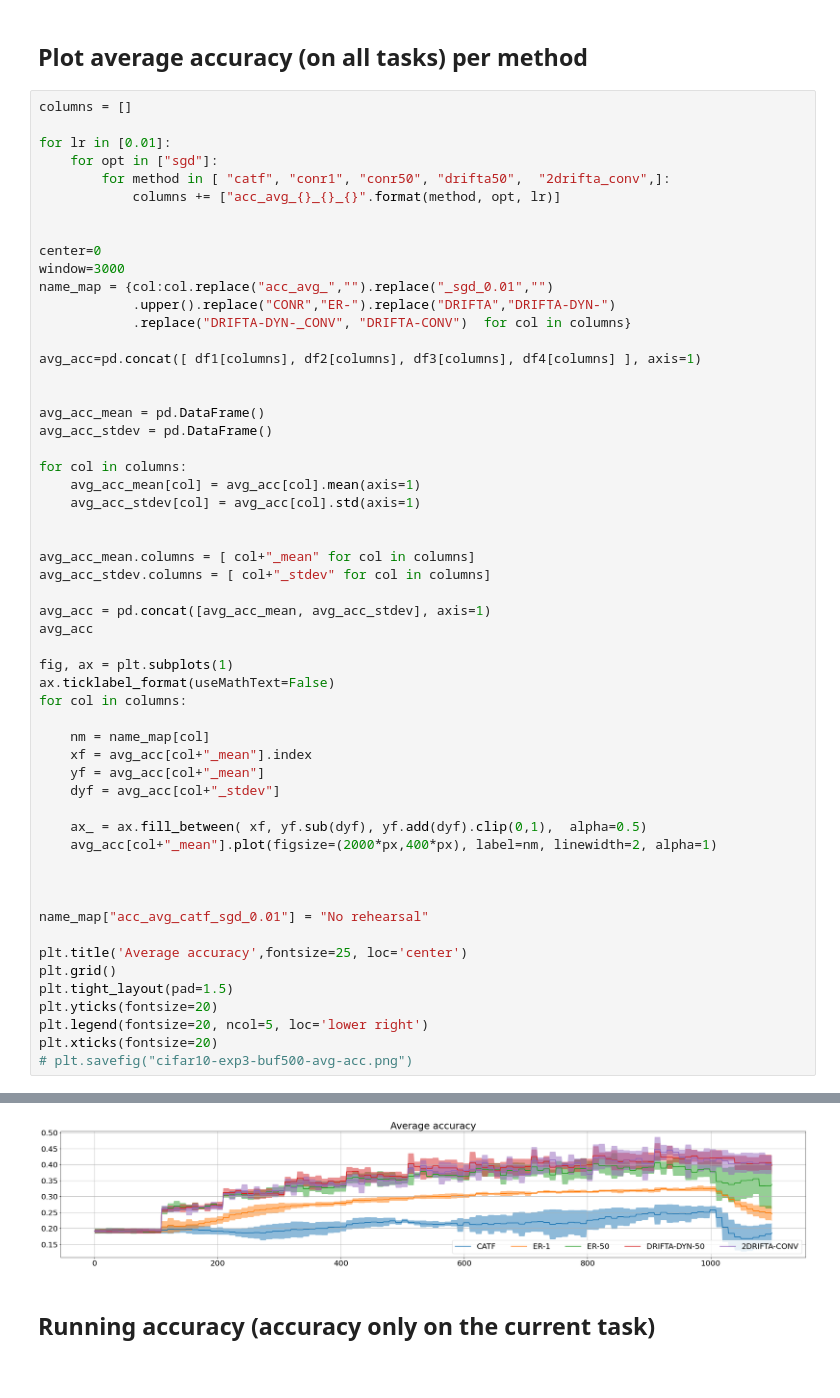
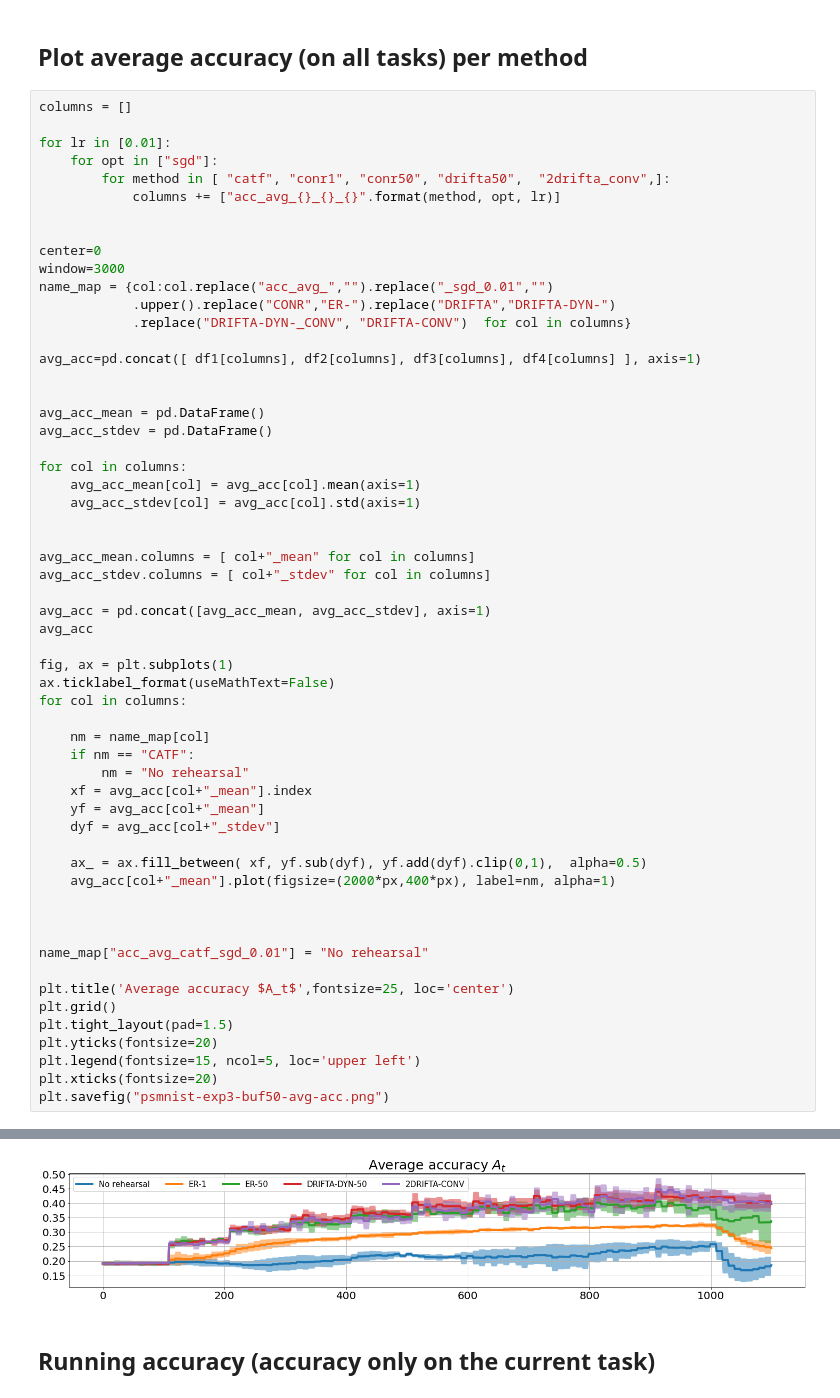
Before and after one commit to chdavalas/drift_activated_rh, a Jupyter notebook: plots_tabs/psmnist/plots_and_tabs.ipynb, the cells around one changed output, grey strips where cells are left out. Cells and saved outputs as stored; diff of their text form.

```diff
--- a/plots_tabs/psmnist/plots_and_tabs.ipynb
+++ b/plots_tabs/psmnist/plots_and_tabs.ipynb
@@ -165,22 +165,24 @@ ax.ticklabel_format(useMathText=False)
 for col in columns:
 
     nm = name_map[col]
+    if nm == "CATF":
+        nm = "No rehearsal"
     xf = avg_acc[col+"_mean"].index
     yf = avg_acc[col+"_mean"]
     dyf = avg_acc[col+"_stdev"]
 
     ax_ = ax.fill_between( xf, yf.sub(dyf), yf.add(dyf).clip(0,1),  alpha=0.5)
-    avg_acc[col+"_mean"].plot(figsize=(2000*px,400*px), label=nm, linewidth=2, alpha=1)
+    avg_acc[col+"_mean"].plot(figsize=(2000*px,400*px), label=nm, alpha=1)
 
 
 
 name_map["acc_avg_catf_sgd_0.01"] = "No rehearsal"
 
-plt.title('Average accuracy',fontsize=25, loc='center')
+plt.title('Average accuracy $A_t$',fontsize=25, loc='center')
 plt.grid()
 plt.tight_layout(pad=1.5)
 plt.yticks(fontsize=20)
-plt.legend(fontsize=20, ncol=5, loc='lower right')
+plt.legend(fontsize=15, ncol=5, loc='upper left')
 plt.xticks(fontsize=20)
-# plt.savefig("cifar10-exp3-buf500-avg-acc.png")
+plt.savefig("psmnist-exp3-buf50-avg-acc.png")
 # %% [output]
@@ -196,4 +189,4 @@ plt.xticks(fontsize=20)
-[figure, old version]
+[figure, new version]
 # %% [markdown]
 ## Running accuracy (accuracy only on the current task)
 # %%
```
Also changed, not shown: parts of 3 cells of this notebook, 8 other files.
